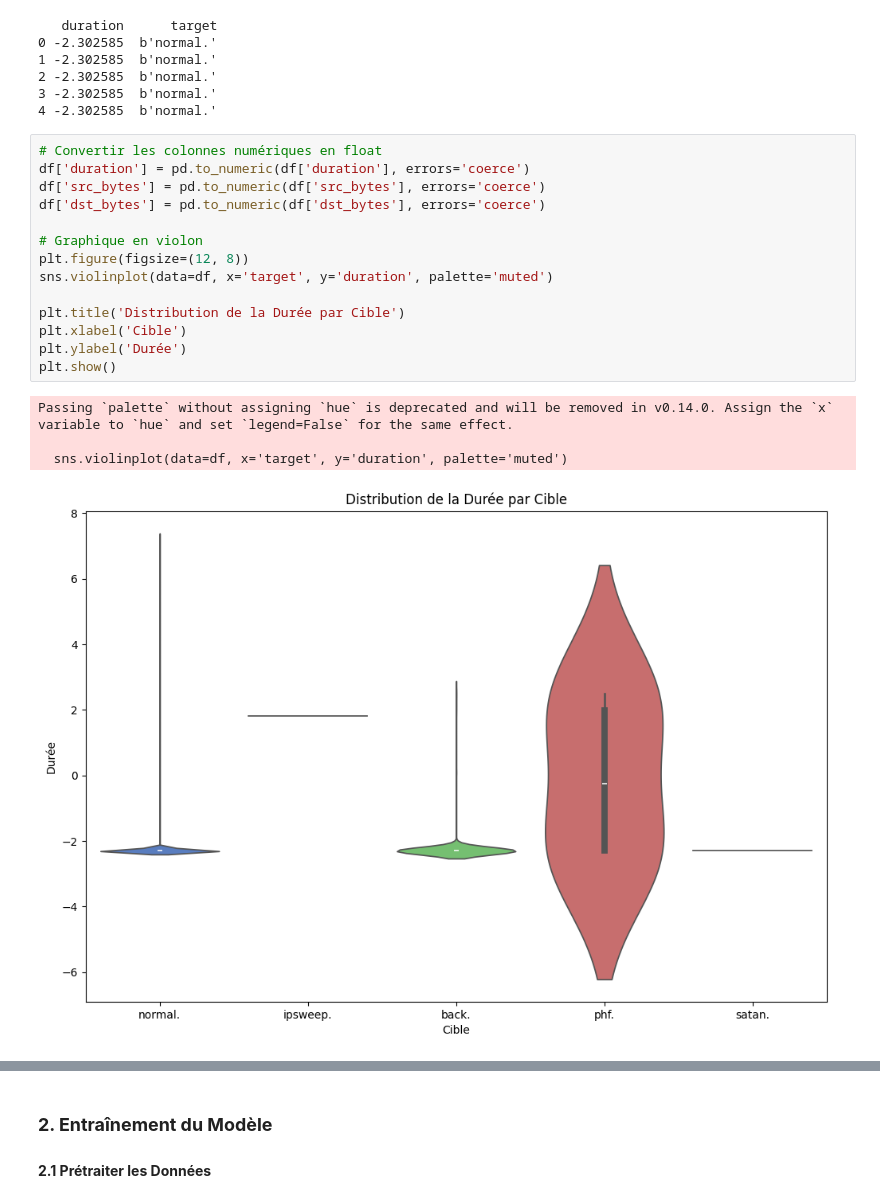
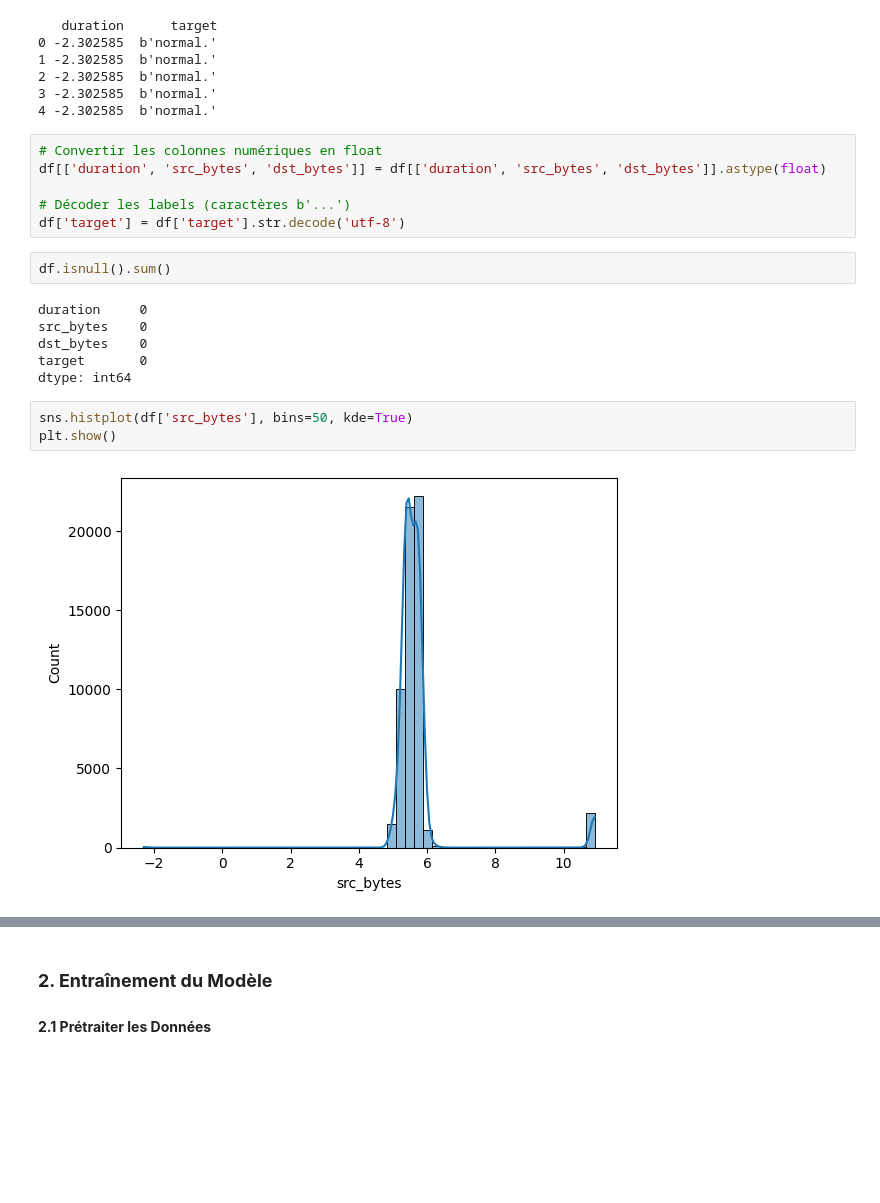
Before and after one commit to bms-awadi/IaPM_WcS, a Jupyter notebook: Quetes/week7/anomaly_detection.ipynb, the cells around one changed output, grey strips where cells are left out. Cells and saved outputs as stored; diff of their text form; blank space fills up the shorter version.

```diff
--- a/Quetes/week7/anomaly_detection.ipynb
+++ b/Quetes/week7/anomaly_detection.ipynb
@@ -73,22 +80,22 @@ print(df[['duration', 'target']].head())
 2 -2.302585  b'normal.'
 3 -2.302585  b'normal.'
 4 -2.302585  b'normal.'
-# %%
-# Convertir les colonnes numériques en float
-df['duration'] = pd.to_numeric(df['duration'], errors='coerce')
-df['src_bytes'] = pd.to_numeric(df['src_bytes'], errors='coerce')
-df['dst_bytes'] = pd.to_numeric(df['dst_bytes'], errors='coerce')
-
-# Graphique en violon
-plt.figure(figsize=(12, 8))
-sns.violinplot(data=df, x='target', y='duration', palette='muted')
-
-plt.title('Distribution de la Durée par Cible')
-plt.xlabel('Cible')
-plt.ylabel('Durée')
-plt.show()
-# %% [output]
-Passing `palette` without assigning `hue` is deprecated and will be removed in v0.14.0. Assign the `x` variable to `hue` and set `legend=False` for the same effect.
-
-  sns.violinplot(data=df, x='target', y='duration', palette='muted')
-[figure, removed]
+# %%
+# Convertir les colonnes numériques en float
+df[['duration', 'src_bytes', 'dst_bytes']] = df[['duration', 'src_bytes', 'dst_bytes']].astype(float)
+
+# Décoder les labels (caractères b'...')
+df['target'] = df['target'].str.decode('utf-8')
+# %%
+df.isnull().sum()
+# %% [output]
+duration     0
+src_bytes    0
+dst_bytes    0
+target       0
+dtype: int64
+# %%
+sns.histplot(df['src_bytes'], bins=50, kde=True)
+plt.show()
+# %% [output]
+[figure, added]
```
Also changed, not shown: parts of 19 cells of this notebook.
